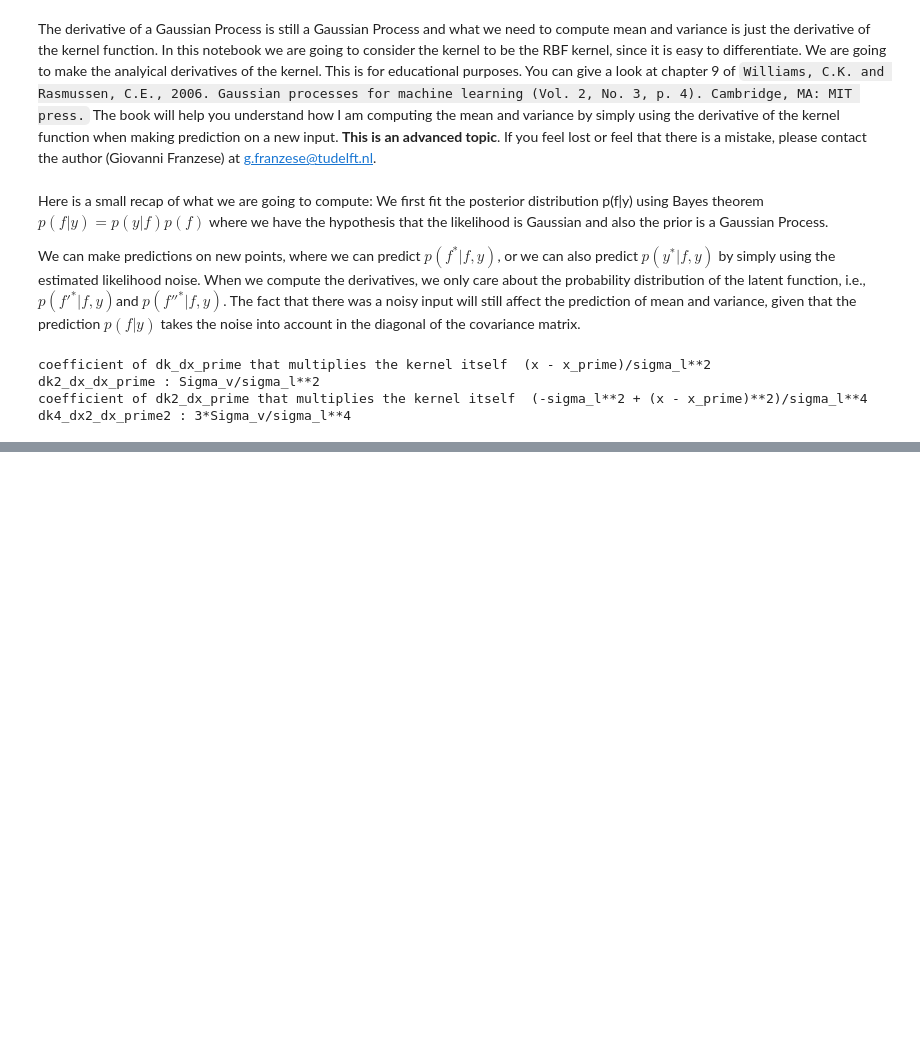
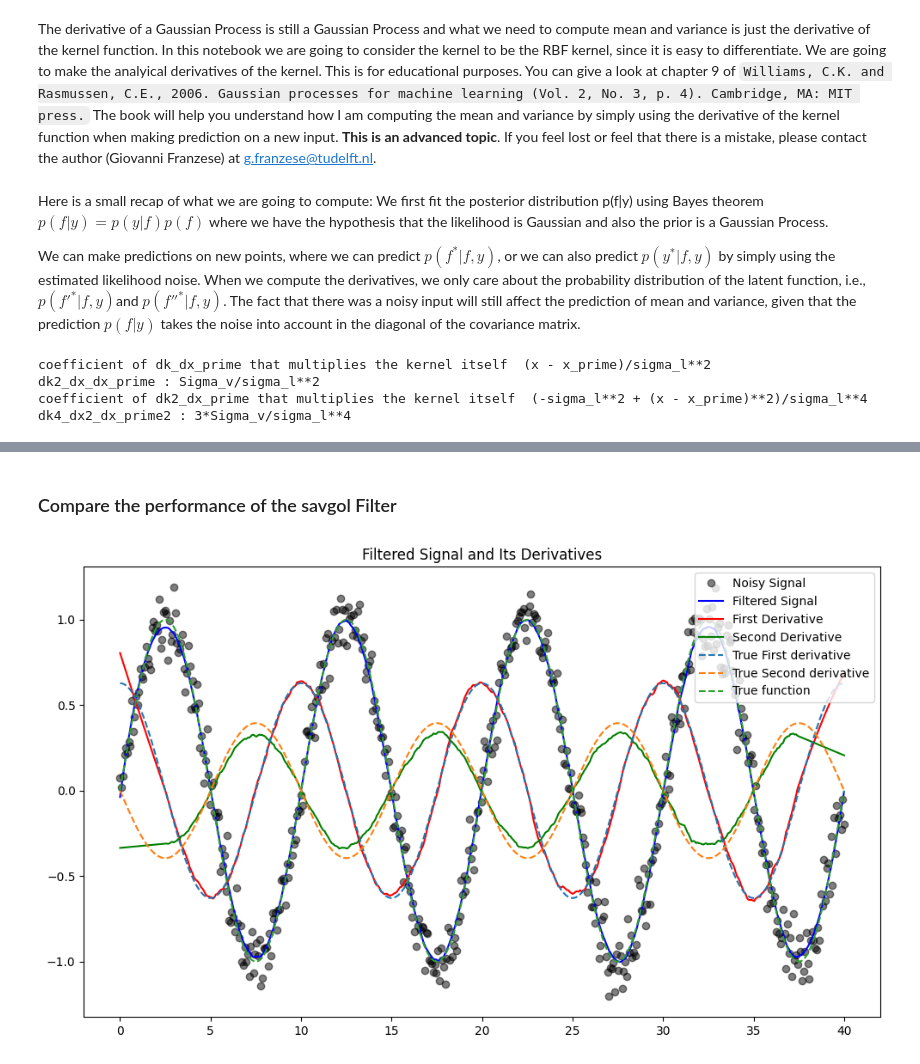
Before and after one commit to franzesegiovanni/gaussian_process_tutorials, a Jupyter notebook: Derivative_of_a_Gaussian_Process_is_a_Gaussian_Process.ipynb, the cells around one changed output, grey strips where cells are left out. Drawn from its saved outputs; the diff is of its cells as text; code cells hidden in the pictures; blank space fills up the shorter version.

```diff
--- a/Derivative_of_a_Gaussian_Process_is_a_Gaussian_Process.ipynb
+++ b/Derivative_of_a_Gaussian_Process_is_a_Gaussian_Process.ipynb
@@ -236,3 +234,43 @@ plt.legend()
+# %% [markdown]
+### Compare the performance of the savgol Filter
+# %%
+from scipy.signal import savgol_filter
+from scipy.misc import derivative
+import numpy as np
+
+# Example data
+X=time.reshape(-1,)
+Y=y_noise.reshape(-1,)
+window_length = 65    # Window length for Savitzky-Golay filter
+polyorder = 3        # Polynomial order for Savitzky-Golay filter
+
+# Apply Savitzky-Golay filter
+filtered_signal = savgol_filter(Y, window_length, polyorder)
+
+
+first_derivative=savgol_filter(Y, window_length, polyorder, deriv=1, delta=X[1]-X[0])
+
+second_derivative= savgol_filter(Y, window_length, polyorder, deriv=2, delta=X[1]-X[0])
+
+# Plot
+plt.figure(figsize=(10, 6))
+
+plt.plot(X, Y,'o',  label='Noisy Signal', color='black', alpha=0.5)
+plt.plot(X, filtered_signal, label='Filtered Signal', color='blue')
+plt.title('Filtered Signal and Its Derivatives')
+
+plt.plot(X, first_derivative, label='First Derivative', color='red')
+
+plt.plot(X, second_derivative, label='Second Derivative', color='green')
+plt.plot(t_test, dx_analytical, '--', label='True First derivative')
+plt.plot(t_test, dx2_analytical, '--', label='True Second derivative')
+plt.plot(t_test, y, '--', label='True function')
+plt.legend()
+
+plt.tight_layout()
+plt.show()
+# %% [output]
+[figure, added]
 # %%
 # create fake dataset with 2 features
 X=np.random.rand(100,2)
```
Also changed, not shown: parts of 7 cells of this notebook.
